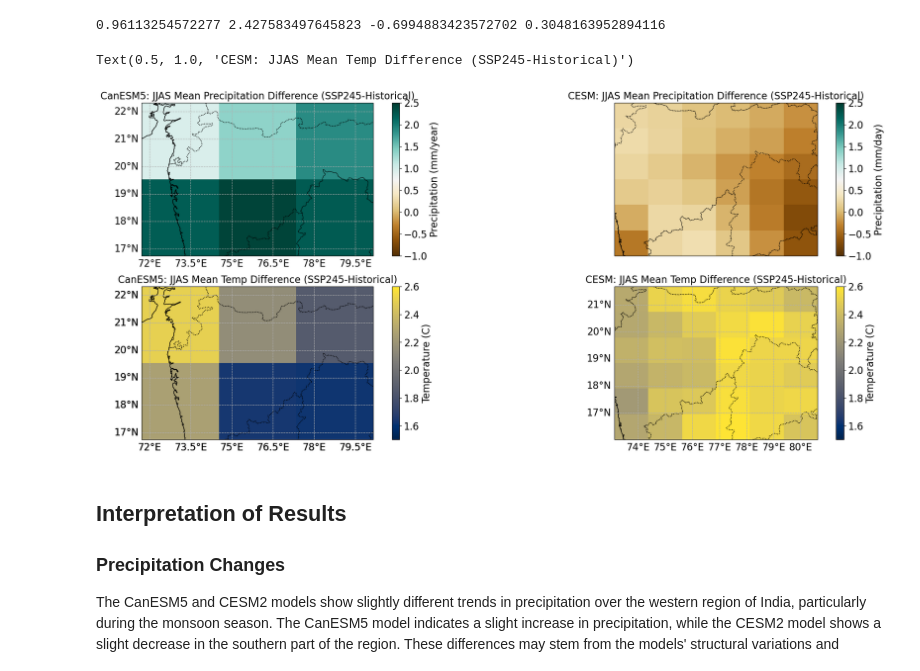
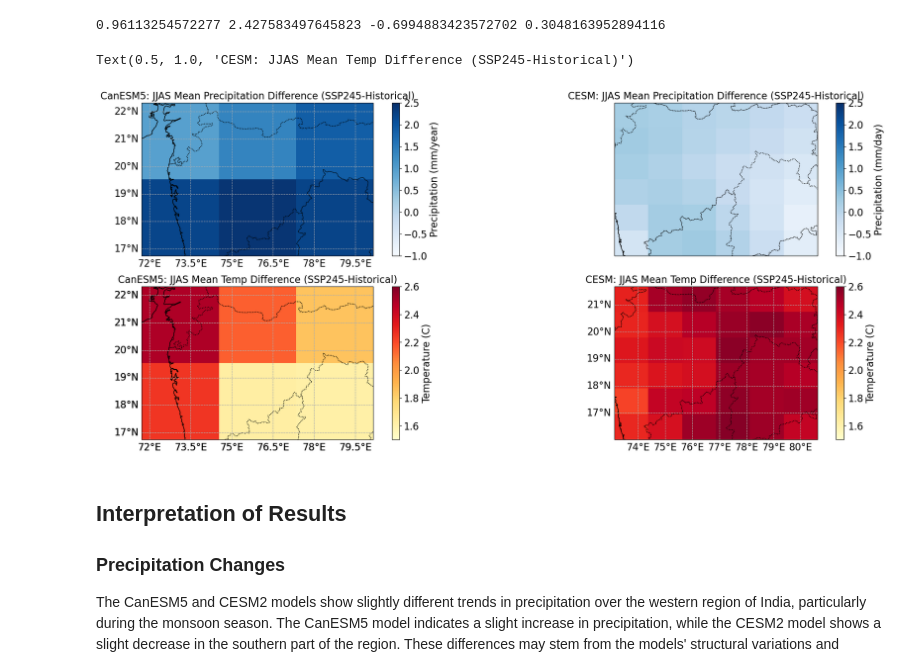
Before and after one commit to nmoraescommit/EDS296_final-mini-project, a Jupyter notebook: EDS296-final.ipynb, the cells around one changed output. Cells and saved outputs as stored; diff of their text form; code cells hidden in the pictures.

```diff
--- a/EDS296-final.ipynb
+++ b/EDS296-final.ipynb
@@ -684,7 +684,7 @@ fig, axes = plt.subplots(ncols=2, nrows=2, figsize=(24, 10), subplot_kw={"projec
 
 # Subplot 1: CanESM5 - Difference
 plot1 = axes[0, 0]. pcolormesh(CAN_JJAS_diff_pr.lon, CAN_JJAS_diff_pr.lat,
-                            CAN_JJAS_diff_val_pr, transform=map, cmap="BrBG",
+                            CAN_JJAS_diff_val_pr, transform=map, cmap="Blues",
                              vmin=-1, vmax=2.5)
 
 # Add coastlines, state borders, and gridlines
@@ -708,7 +708,7 @@ axes[0, 0].set_title("CanESM5: JJAS Mean Precipitation Difference (SSP245-Histor
 
 # Subplot 2: CanESM- Difference
 plot3 = axes[1, 0]. pcolormesh(CAN_JJAS_diff_tas.lon, CAN_JJAS_diff_tas.lat,
-                            CAN_JJAS_diff_val_tas, transform=map, cmap="cividis",
+                            CAN_JJAS_diff_val_tas, transform=map, cmap="YlOrRd",
                             vmin=1.5, vmax=2.6)
 
 # Add coastlines, state borders, and gridlines
@@ -731,7 +731,7 @@ axes[1, 0].set_title("CanESM5: JJAS Mean Temp Difference (SSP245-Historical)", f
 
 # Subplot 3: CESM2 - Difference
 plot2 = axes[0, 1]. pcolormesh(CESM_JJAS_diff_pr.lon, CESM_JJAS_diff_pr.lat,
-                            CESM_JJAS_diff_val_pr, transform=map, cmap="BrBG",
+                            CESM_JJAS_diff_val_pr, transform=map, cmap="Blues",
                             vmin=-1, vmax=2.5)
 
 # Add coastlines, state borders, and gridlines
@@ -748,35 +748,35 @@ gl1.ylabel_style = {"size": 16}
 cbar1 =plt.colorbar(plot2, ax=axes[0, 1],
                     orientation="vertical")
 cbar1.set_label("Precipitation (mm/day)", fontsize=16)
 cbar1.ax.tick_params(labelsize=16)
 
 axes[0, 1].set_title("CESM: JJAS Mean Precipitation Difference (SSP245-Historical)", fontsize=16)
 
 # Subplot 4: CESM2 - Difference
 plot4 = axes[1, 1]. pcolormesh(CESM_JJAS_diff_tas.lon, CESM_JJAS_diff_tas.lat,
-                            CESM_JJAS_diff_val_tas, transform=map, cmap="cividis",
+                            CESM_JJAS_diff_val_tas, transform=map, cmap="YlOrRd",
                             vmin=1.5, vmax=2.6)
 
 # Add coastlines, state borders, and gridlines
 axes[1, 1].add_feature(cfeature.COASTLINE)
 axes[1, 1].add_feature(cfeature.STATES, linestyle=":")
 
 gl1 = axes[1, 1].gridlines(draw_labels=True, linestyle="--")
 gl1.top_labels = False
 gl1.right_labels = False
 gl1.xlabel_style = {"size": 16}
 gl1.ylabel_style = {"size": 16}
 
 # Add colorbar
 cbar1 =plt.colorbar(plot4, ax=axes[1, 1],
                     orientation="vertical")
 cbar1.set_label("Temperature (C)", fontsize=16)
 cbar1.ax.tick_params(labelsize=16)
 
 axes[1, 1].set_title("CESM: JJAS Mean Temp Difference (SSP245-Historical)", fontsize=16)
 # %% [output]
 Text(0.5, 1.0, 'CESM: JJAS Mean Temp Difference (SSP245-Historical)')
-[figure, old version]
+[figure, new version]
 # %% [markdown]
 ## Interpretation of Results
 
```
Also changed, not shown: parts of 2 cells of this notebook.
